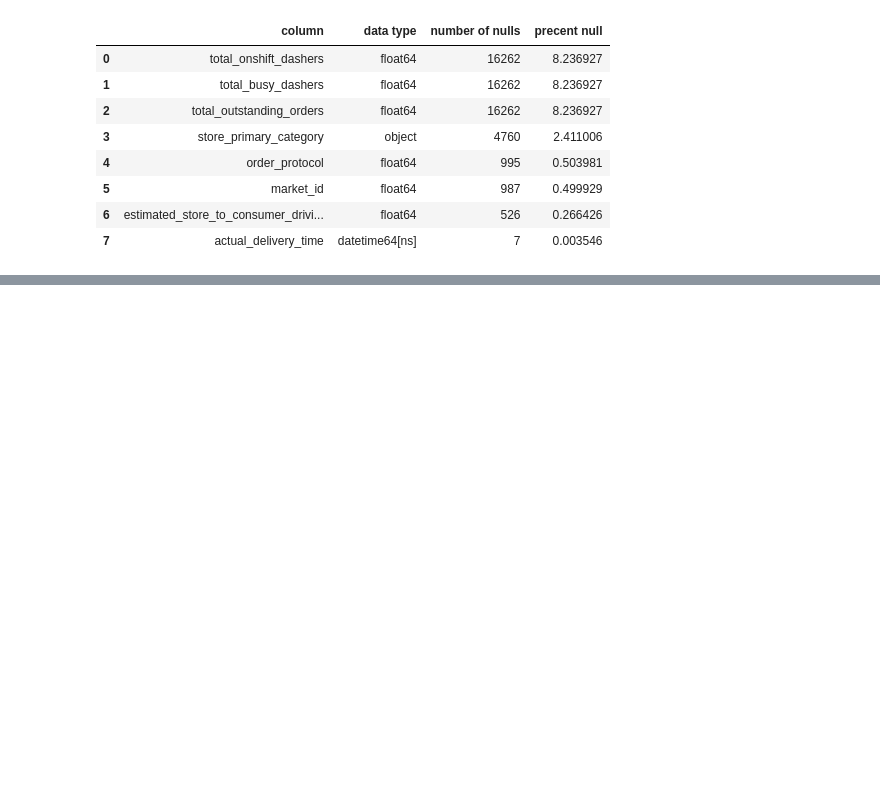
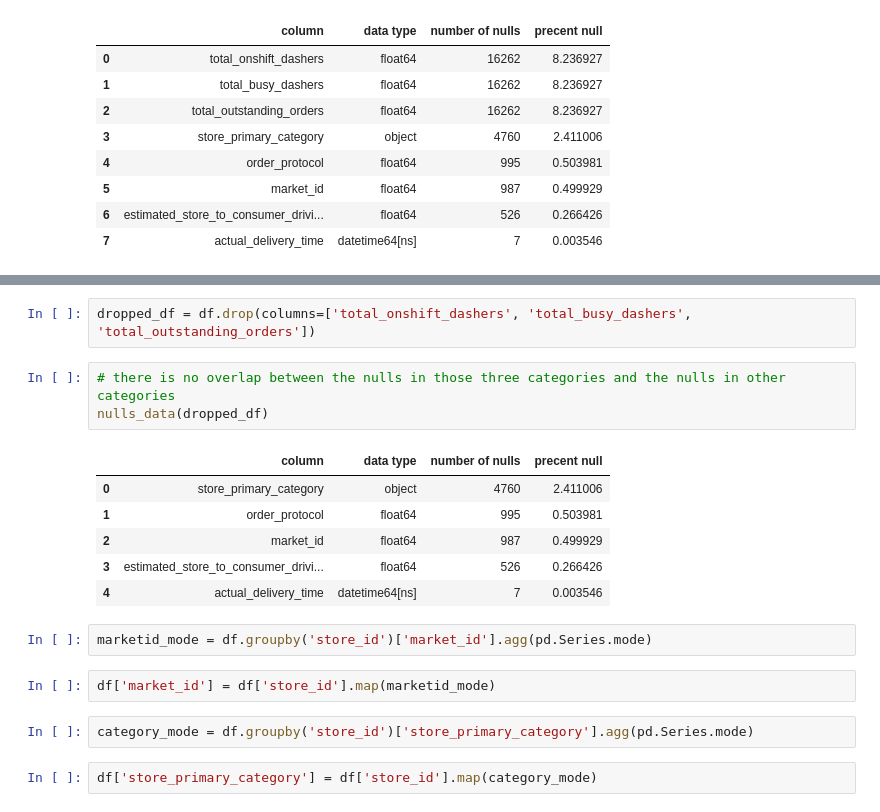
Before and after one commit to meg-williams/Delivery-Duration-Prediction, a Jupyter notebook: delivery_duration.ipynb, the cells around one changed output, grey strips where cells are left out. Cells and saved outputs as stored; diff of their text form; blank space fills up the shorter version.

```diff
--- a/delivery_duration.ipynb
+++ b/delivery_duration.ipynb
@@ -87,0 +105,20 @@ nulls_data(df)
+# %%
+dropped_df = df.drop(columns=['total_onshift_dashers', 'total_busy_dashers', 'total_outstanding_orders'])
+# %%
+# there is no overlap between the nulls in those three categories and the nulls in other categories
+nulls_data(dropped_df)
+# %% [output]
+|  | column | data type | number of nulls | precent null |
+| 0 | store_primary_category | object | 4760 | 2.411006 |
+| 1 | order_protocol | float64 | 995 | 0.503981 |
+| 2 | market_id | float64 | 987 | 0.499929 |
+| 3 | estimated_store_to_consumer_drivi... | float64 | 526 | 0.266426 |
+| 4 | actual_delivery_time | datetime64[ns] | 7 | 0.003546 |
+# %%
+marketid_mode = df.groupby('store_id')['market_id'].agg(pd.Series.mode)
+# %%
+df['market_id'] = df['store_id'].map(marketid_mode)
+# %%
+category_mode = df.groupby('store_id')['store_primary_category'].agg(pd.Series.mode)
+# %%
+df['store_primary_category'] = df['store_id'].map(category_mode)
```
Also changed, not shown: parts of 1 cell of this notebook.
